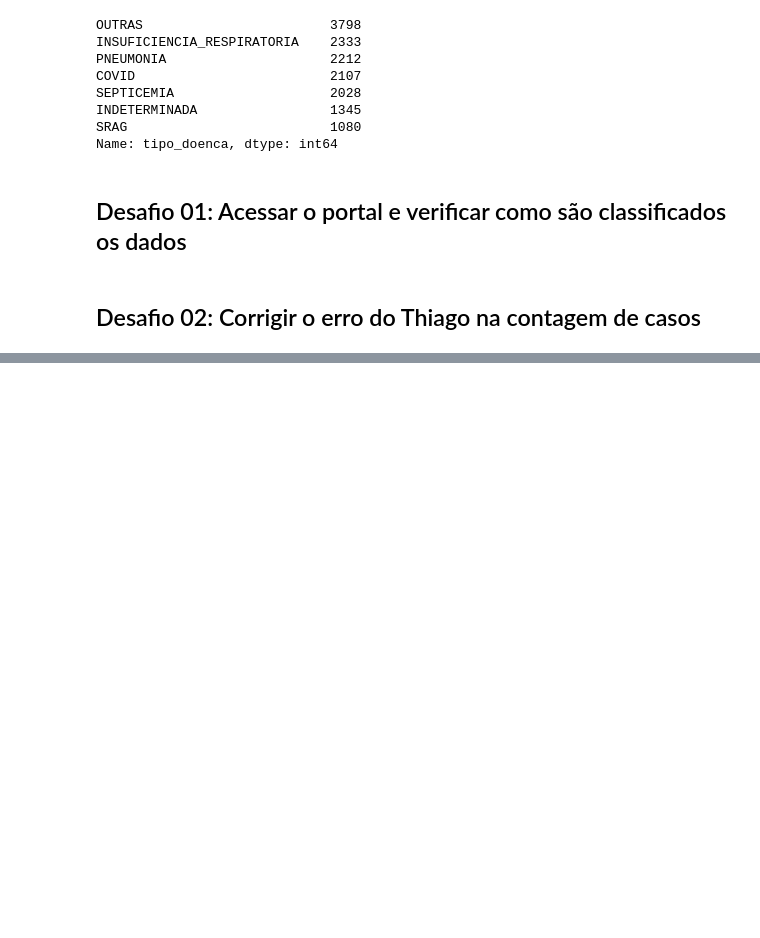
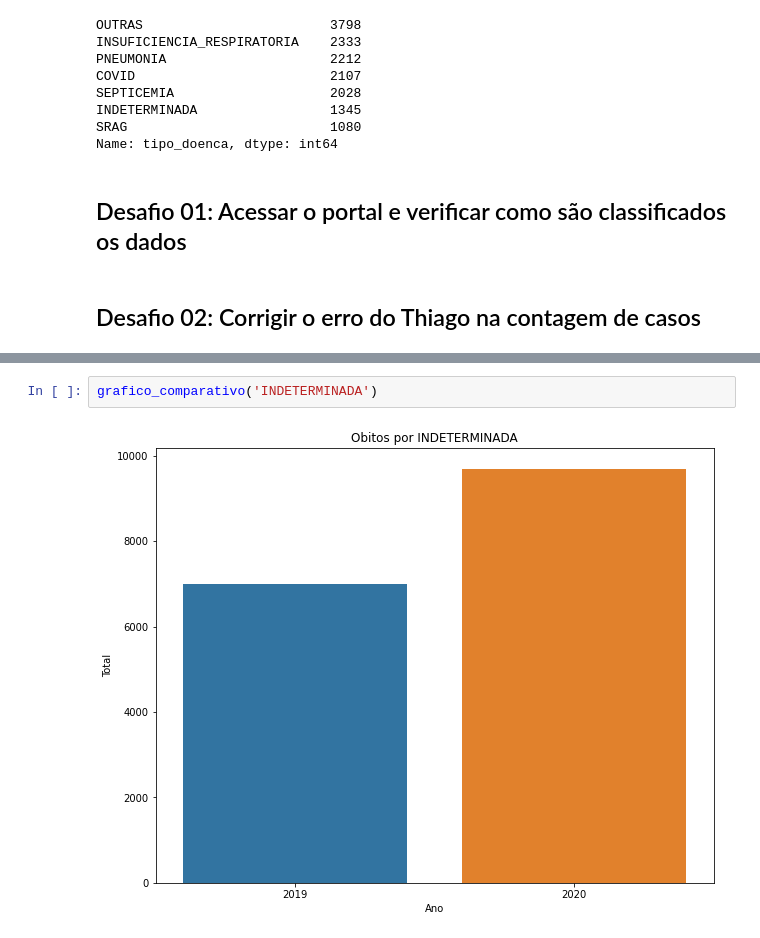
Before and after one commit to Juliansan/analise_covid, a Jupyter notebook: notebooks/analise_obitos_covid.ipynb, the cells around one changed output, grey strips where cells are left out. Drawn from its saved outputs; the diff is of its cells as text; blank space fills up the shorter version.

```diff
--- a/notebooks/analise_obitos_covid.ipynb
+++ b/notebooks/analise_obitos_covid.ipynb
@@ -90,0 +127,4 @@ Name: total, dtype: int64
+# %%
+grafico_comparativo('INDETERMINADA')
+# %% [output]
+[figure, added]
```
Also changed, not shown: parts of 7 cells of this notebook, 1 other file.
